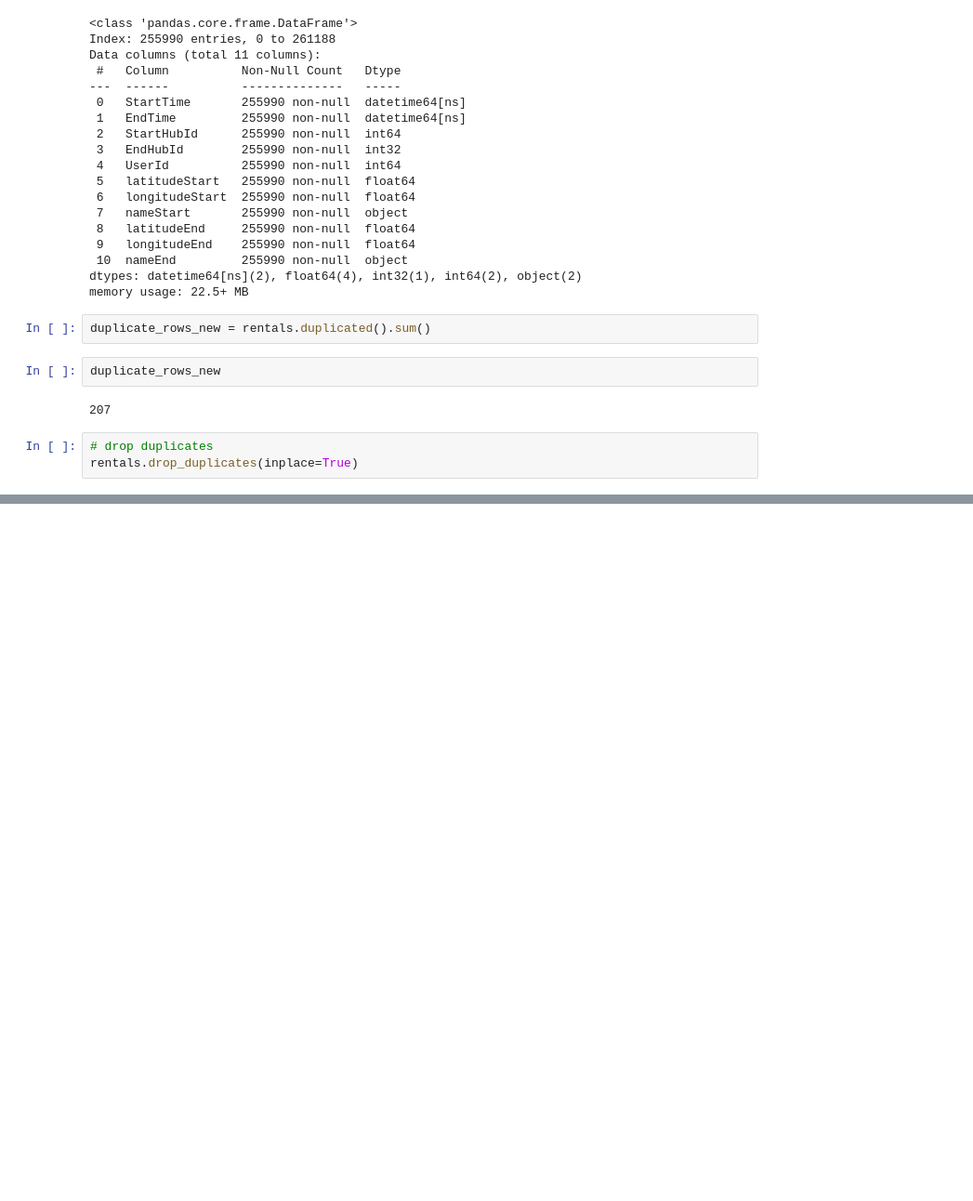
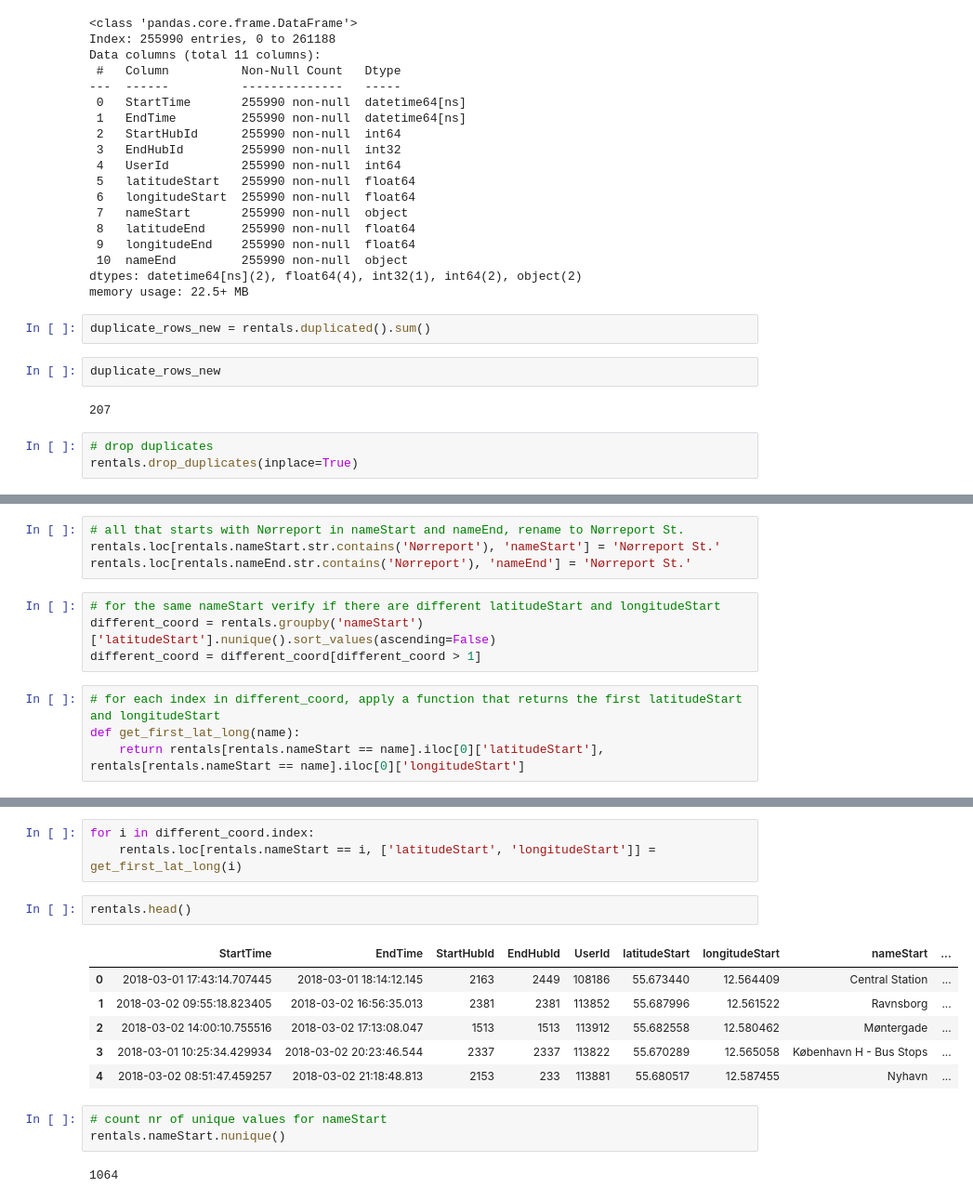
Before and after one commit to mihainipomici/multimodal_public_transport_copenhagen, a Jupyter notebook: notebooks/donkey_cleaning.ipynb, the cells around one changed output, grey strips where cells are left out. Shown at 93% size. Cells and saved outputs as stored; diff of their text form; blank space fills up the shorter version.

```diff
--- a/notebooks/donkey_cleaning.ipynb
+++ b/notebooks/donkey_cleaning.ipynb
@@ -329,0 +653,12 @@ rentals[rentals.StartHubId == rentals.EndHubId].shape
+# %%
+# all that starts with Nørreport in nameStart and nameEnd, rename to Nørreport St.
+rentals.loc[rentals.nameStart.str.contains('Nørreport'), 'nameStart'] = 'Nørreport St.'
+rentals.loc[rentals.nameEnd.str.contains('Nørreport'), 'nameEnd'] = 'Nørreport St.'
+# %%
+# for the same nameStart verify if there are different latitudeStart and longitudeStart
+different_coord = rentals.groupby('nameStart')['latitudeStart'].nunique().sort_values(ascending=False)
+different_coord = different_coord[different_coord > 1]
+# %%
+# for each index in different_coord, apply a function that returns the first latitudeStart and longitudeStart
+def get_first_lat_long(name):
+    return rentals[rentals.nameStart == name].iloc[0]['latitudeStart'], rentals[rentals.nameStart == name].iloc[0]['longitudeStart']
@@ -329,0 +685,17 @@ rentals[rentals.StartHubId == rentals.EndHubId].shape
+# %%
+for i in different_coord.index:
+    rentals.loc[rentals.nameStart == i, ['latitudeStart', 'longitudeStart']] = get_first_lat_long(i)
+# %%
+rentals.head()
+# %% [output]
+|  | StartTime | EndTime | StartHubId | EndHubId | UserId | latitudeStart | longitudeStart | nameStart | ... |
+| 0 | 2018-03-01 17:43:14.707445 | 2018-03-01 18:14:12.145 | 2163 | 2449 | 108186 | 55.673440 | 12.564409 | Central Station | ... |
+| 1 | 2018-03-02 09:55:18.823405 | 2018-03-02 16:56:35.013 | 2381 | 2381 | 113852 | 55.687996 | 12.561522 | Ravnsborg | ... |
+| 2 | 2018-03-02 14:00:10.755516 | 2018-03-02 17:13:08.047 | 1513 | 1513 | 113912 | 55.682558 | 12.580462 | Møntergade | ... |
+| 3 | 2018-03-01 10:25:34.429934 | 2018-03-02 20:23:46.544 | 2337 | 2337 | 113822 | 55.670289 | 12.565058 | København H - Bus Stops | ... |
+| 4 | 2018-03-02 08:51:47.459257 | 2018-03-02 21:18:48.813 | 2153 | 233 | 113881 | 55.680517 | 12.587455 | Nyhavn | ... |
+# %%
+# count nr of unique values for nameStart
+rentals.nameStart.nunique()
+# %% [output]
+1064
```
Also changed, not shown: parts of 32 cells of this notebook, 3 other files.
